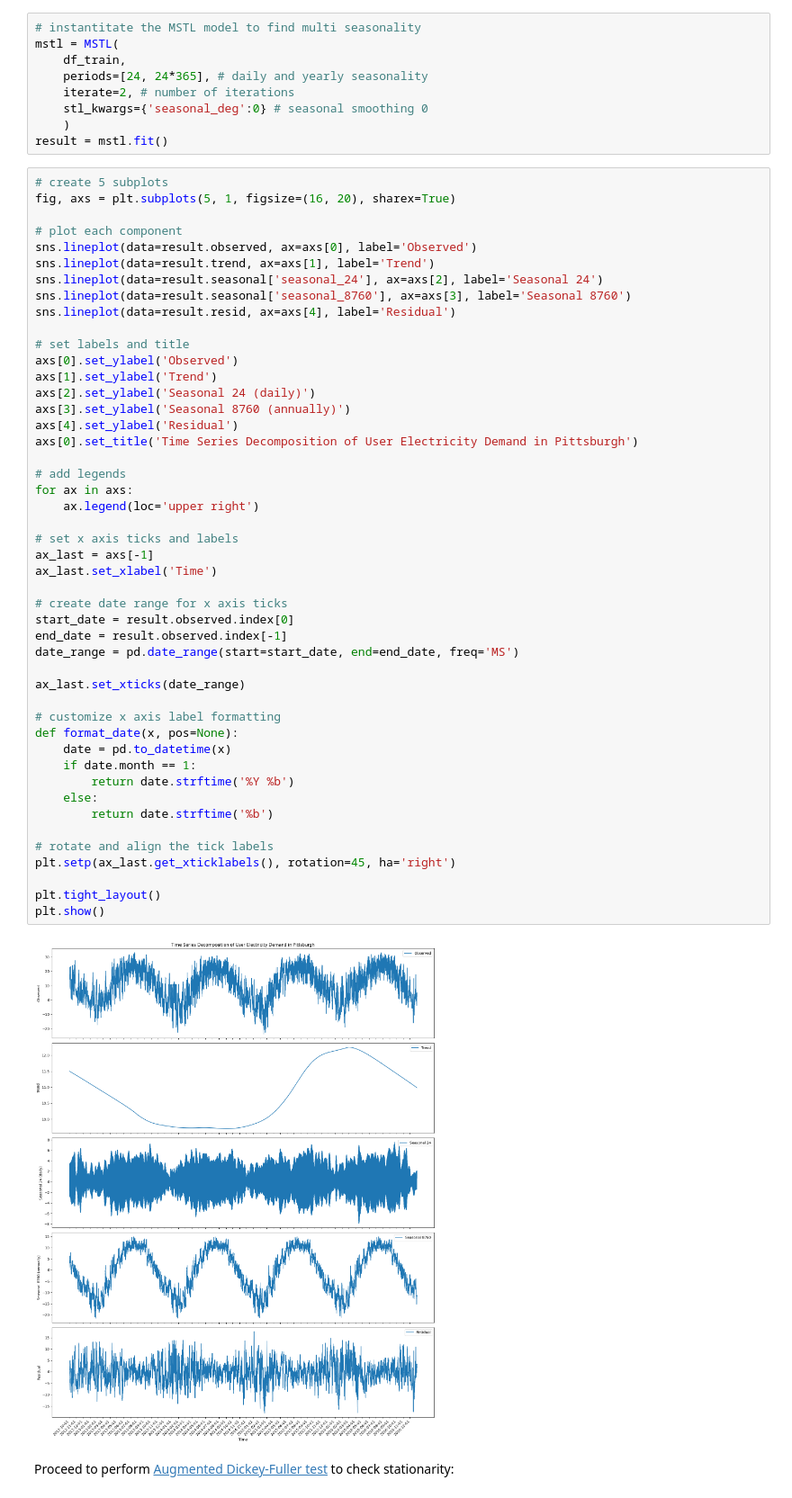
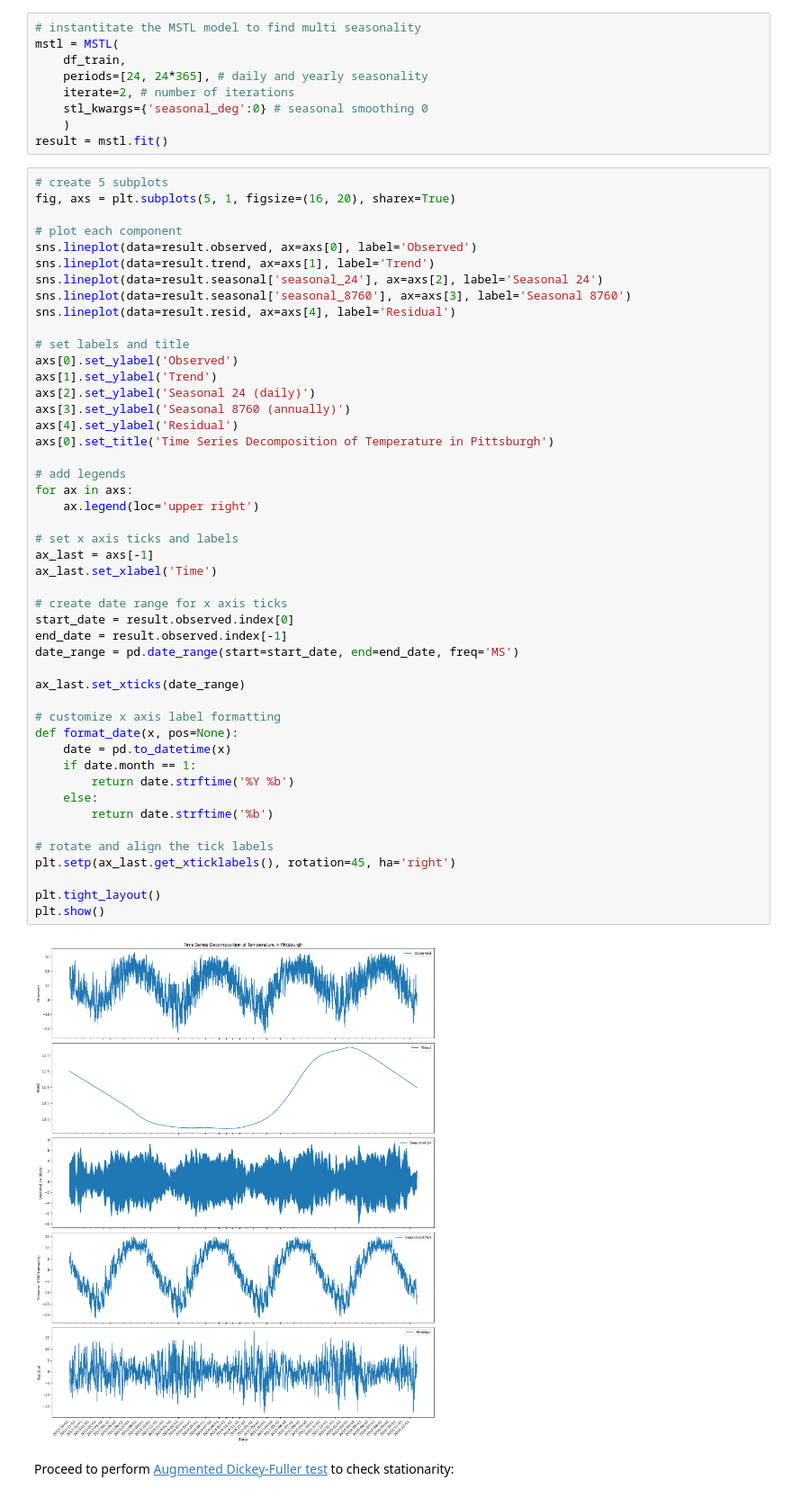
Before and after one commit to Somerillo/PORTFOLIO, a Jupyter notebook: Time Series Analysis/ARIMA_predictions.ipynb, the cells around one changed output. Shown at 90% size. Cells and saved outputs as stored; diff of their text form.

```diff
--- a/Time Series Analysis/ARIMA_predictions.ipynb
+++ b/Time Series Analysis/ARIMA_predictions.ipynb
@@ -131,38 +131,38 @@ axs[1].set_ylabel('Trend')
 axs[2].set_ylabel('Seasonal 24 (daily)')
 axs[3].set_ylabel('Seasonal 8760 (annually)')
 axs[4].set_ylabel('Residual')
-axs[0].set_title('Time Series Decomposition of User Electricity Demand in Pittsburgh')
+axs[0].set_title('Time Series Decomposition of Temperature in Pittsburgh')
 
 # add legends
 for ax in axs:
     ax.legend(loc='upper right')
 
 # set x axis ticks and labels
 ax_last = axs[-1]
 ax_last.set_xlabel('Time')
 
 # create date range for x axis ticks
 start_date = result.observed.index[0]
 end_date = result.observed.index[-1]
 date_range = pd.date_range(start=start_date, end=end_date, freq='MS')
 
 ax_last.set_xticks(date_range)
 
 # customize x axis label formatting
 def format_date(x, pos=None):
     date = pd.to_datetime(x)
     if date.month == 1:
         return date.strftime('%Y %b')
     else:
         return date.strftime('%b')
 
 # rotate and align the tick labels
 plt.setp(ax_last.get_xticklabels(), rotation=45, ha='right')
 
 plt.tight_layout()
 plt.show()
 # %% [output]
-[figure, old version]
+[figure, new version]
 # %% [markdown]
 Proceed to perform [Augmented Dickey-Fuller test](https://en.wikipedia.org/wiki/Augmented_Dickey%E2%80%93Fuller_test) to check stationarity:
 # %%
```
Also changed, not shown: parts of 2 cells of this notebook, 1 other file.
